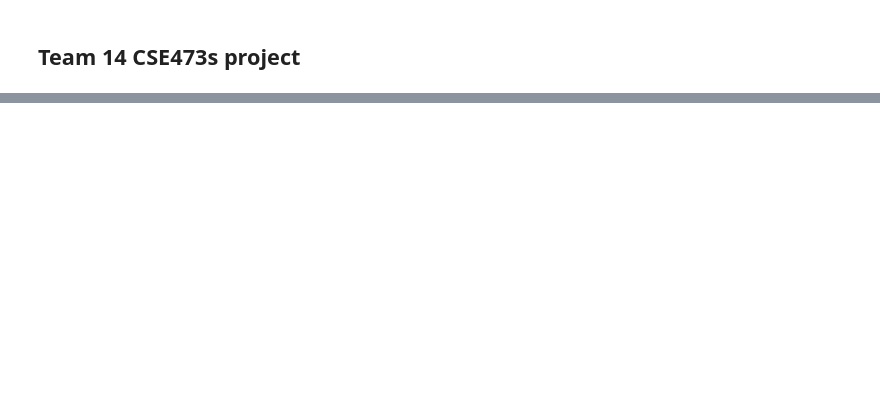
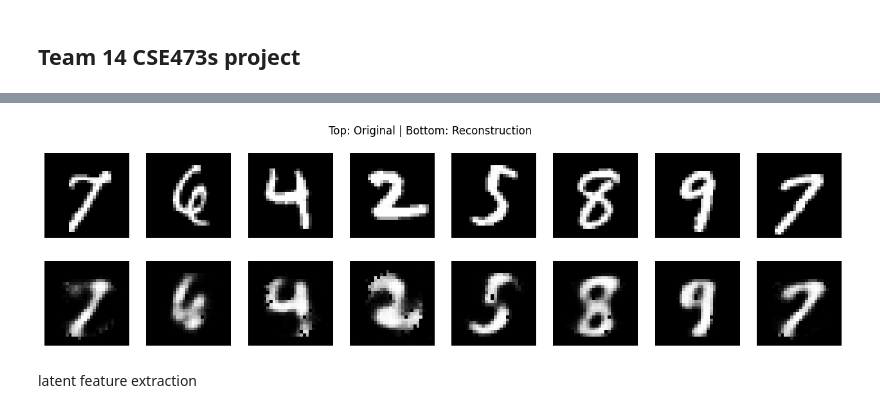
Before and after one commit to Youssef-Ahmed73/Neural-Network-library-and-unsupervised-encoder-decoder-network-for-image-reconstruction, a Jupyter notebook: notebooks/project_demo.ipynb, the cells around one changed output, grey strips where cells are left out. Cells and saved outputs as stored; diff of their text form; code cells hidden in the pictures; blank space fills up the shorter version.

```diff
--- a/notebooks/project_demo.ipynb
+++ b/notebooks/project_demo.ipynb
@@ -113,0 +220,19 @@ Param (0,): numerical=0.0005247, analytical=0.0005247, error=1.2560851e-13
+# %%
+import matplotlib.pyplot as plt
+# show some test images and their reconstructions
+idxs = np.random.choice(len(x_test), 8, replace=False)
+orig = x_test[idxs]
+recon = ae.forward(orig)
+
+fig, axs = plt.subplots(2,8, figsize=(16,4))
+for i in range(8):
+    axs[0,i].imshow(orig[i].reshape(28,28), cmap='gray')
+    axs[0,i].axis('off')
+    axs[1,i].imshow(recon[i].reshape(28,28), cmap='gray')
+    axs[1,i].axis('off')
+plt.suptitle('Top: Original | Bottom: Reconstruction')
+plt.show()
+# %% [output]
+[figure, added]
+# %% [markdown]
+latent feature extraction
```
Also changed, not shown: parts of 6 cells of this notebook, 3 other files.
